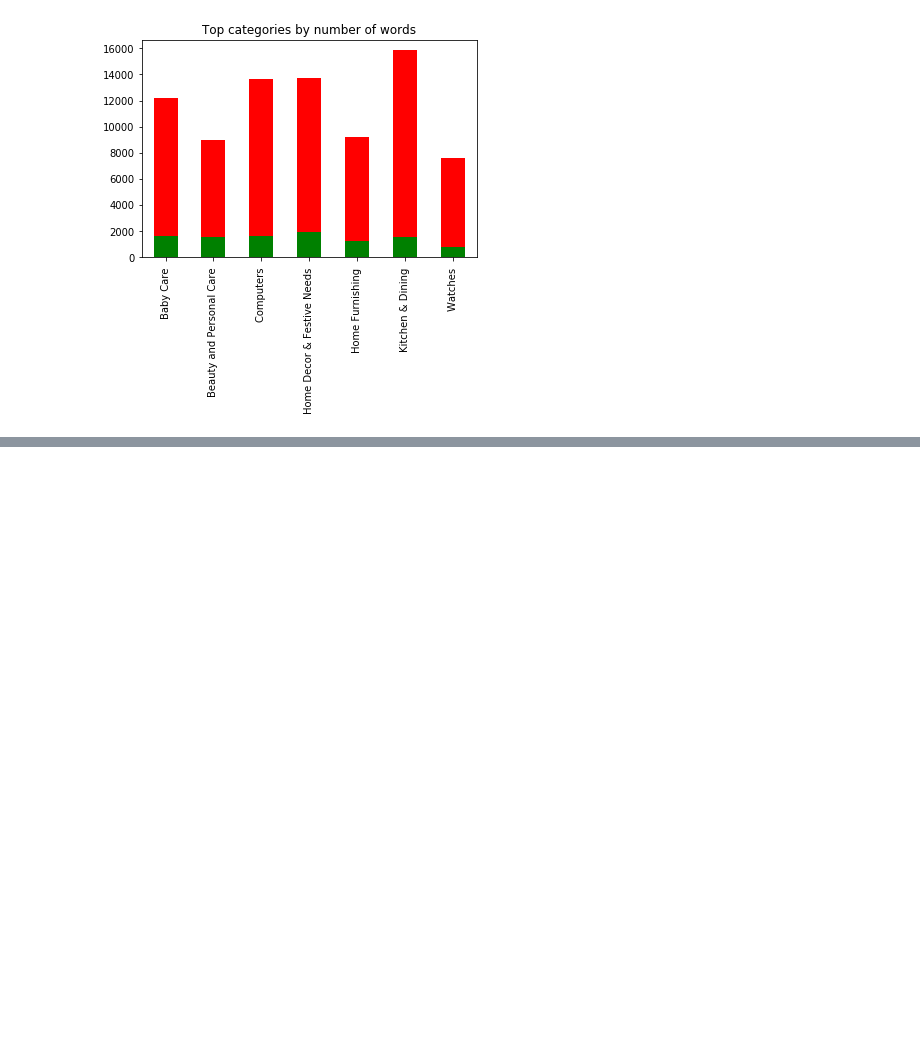
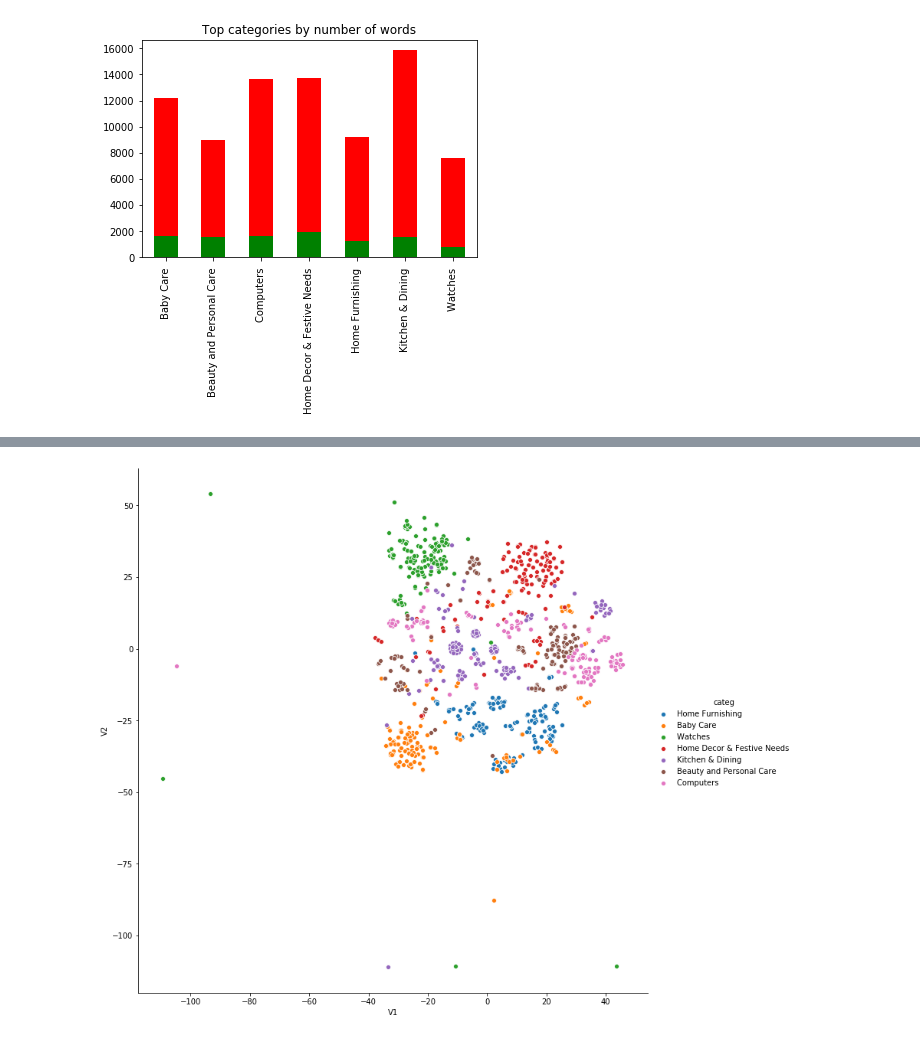
Before and after one commit to Julien-paulet/Ds_projet6, a Jupyter notebook: P6_02_notebook_analyses.ipynb, the cells around one changed output, grey strips where cells are left out. Saved outputs shown, nothing was run; the diff lists cells and outputs as text; code cells hidden in the pictures; blank space fills up the shorter version.

```diff
--- a/P6_02_notebook_analyses.ipynb
+++ b/P6_02_notebook_analyses.ipynb
@@ -96,0 +185,36 @@ plt.show()
+# %%
+data_tf = data.reset_index()[['categ', 'product_name', 'description']]
+
+def stem_tokens(tokens, stemmer):
+    stemmed = []
+    for item in tokens:
+        stemmed.append(stemmer.stem(item))
+    return stemmed
+
+def tokenize(text):
+    tokens = nltk.word_tokenize(text)
+    stems = stem_tokens(tokens, stemmer)
+    return stems
+
+token_dict = defaultdict(list)
+
+for i in range(0, len(data_tf)):
+    lowers = data_tf.loc[i,'description'].lower()
+    no_punctuation = lowers.translate(string.punctuation)
+    token_dict[i] = no_punctuation
+
+tfIdf = TfidfVectorizer(tokenizer=tokenize, stop_words=sw)
+values = tfIdf.fit_transform(token_dict.values())
+# %%
+X_embedded = TSNE(n_components=2).fit_transform(values)
+X_embedded_df = pd.DataFrame(X_embedded, index=data_tf.index, columns=['V1', 'V2'])
+# %%
+data_tf_plot = pd.merge(data_tf, X_embedded_df,
+                        left_index=True,
+                        right_index=True,
+                        how='inner')[['categ', 'V1', 'V2']]
+# %%
+sns.pairplot(x_vars=['V1'], y_vars=['V2'], data=data_tf_plot, hue='categ', size=10)
+plt.show()
+# %% [output]
+[figure, added]
```
Also changed, not shown: parts of 13 cells of this notebook.
